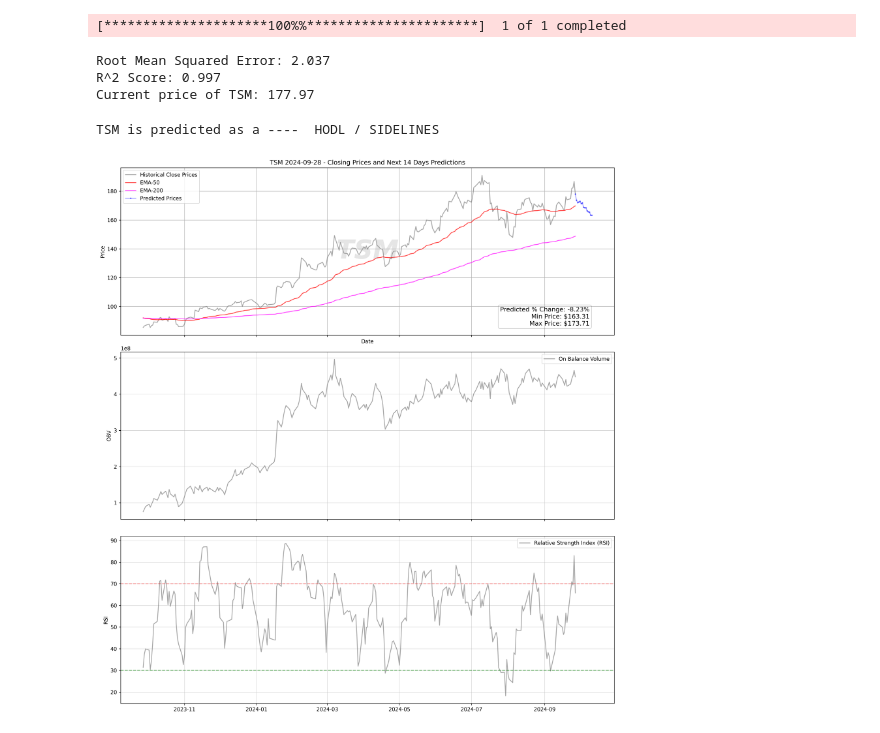
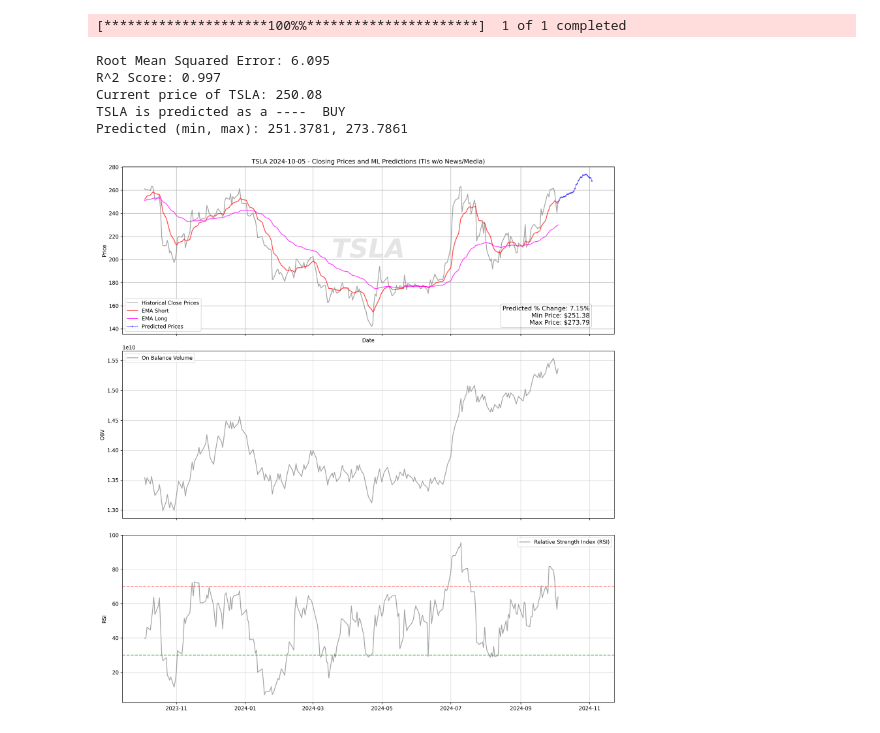
Before and after one commit to farrukhdGB/StocksML, a Jupyter notebook: stocks_TA_Price_ChatGPT.IPYNB, the cells around one changed output. Cells and saved outputs as stored; diff of their text form; code cells hidden in the pictures.

```diff
--- a/stocks_TA_Price_ChatGPT.IPYNB
+++ b/stocks_TA_Price_ChatGPT.IPYNB
@@ -1,6 +1,6 @@
 # %%
-STOCK_TICKER = 'TSM'
-ndays = 14 # HIGHER NUMBER OF DAYS, Forecasting: aggregating and compounding issue, use less 1-10days.
+STOCK_TICKER = 'TSLA'
+ndays = 20 # HIGHER NUMBER OF DAYS, Forecasting: aggregating and compounding issue, use less 1-10days.
 start_date = '2018-01-01'
 # %%
 from imports import *
@@ -17,28 +18,27 @@ stock_df = ta.add_candlestickpatterns(stock_df)
 # %%
 # Model Training
 X, y, scaler = ta.prepare_ml_data(stock_df)
 
 X_train, X_test, y_train, y_test = ta.train_test_split(X, y, test_size=0.35, random_state=500)
+
 model = ta.train_model(X_train, y_train, nest=1000, md=6)
-#model = ta.train_booster(X_train, y_train, nest=10000, md=10)
 
 ta.evaluate_model(model, X_test, y_test)
 current_price = round(stock_df['Close'].iloc[-1], 2)  # Most recent closing price
 print(f'Current price of {STOCK_TICKER}:' , current_price)
+
+# Make predictions
+predicted_prices = ta.predict_prices(model, stock_df, scaler, num_days=ndays, window_size=300)
+
+signal = ta.generate_signal(predicted_prices, current_price, stock_df)
+print(STOCK_TICKER + " is predicted as a ---- ", signal)
+
+# PLOT PREDICTION
+ps.plot_with_predictions(stock_df, predicted_prices, ticker = STOCK_TICKER, num_days=ndays)
 # %% [output]
-Root Mean Squared Error: 2.037
+Root Mean Squared Error: 6.095
 R^2 Score: 0.997
-Current price of TSM: 177.97
+Current price of TSLA: 250.08
+TSLA is predicted as a ----  BUY
+Predicted (min, max): 251.3781, 273.7861
+[figure, added]
-# %%
-# Make predictions
-predicted_prices = ta.predict_prices(model, stock_df, scaler, num_days=ndays, window_size=500)
-
-signal = ta.generate_signal(predicted_prices, current_price, stock_df)
-print(STOCK_TICKER + " is predicted as a ---- ", signal)
-# %% [output]
-TSM is predicted as a ----  HODL / SIDELINES
-# %%
-# PLOT PREDICTION
-ps.plot_with_predictions(stock_df, predicted_prices, ticker = STOCK_TICKER, num_days=ndays)
-# %% [output]
-[figure, removed]
```
Also changed, not shown: parts of 1 cell of this notebook, 3 other files.
